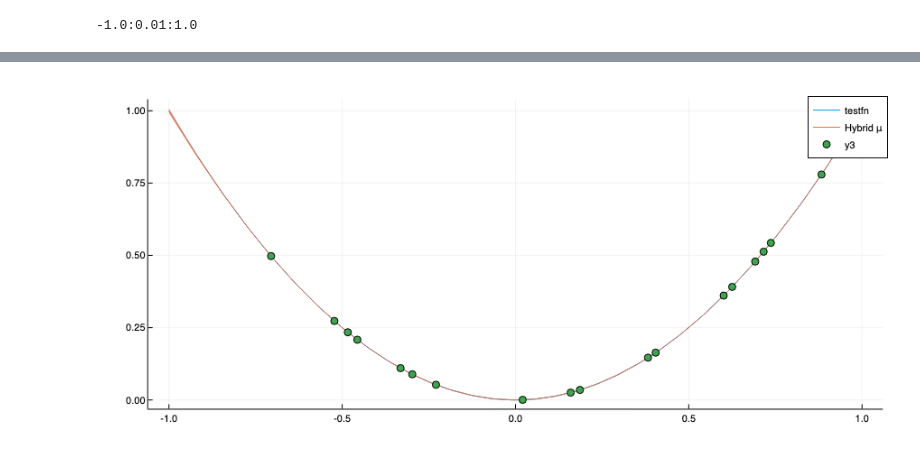
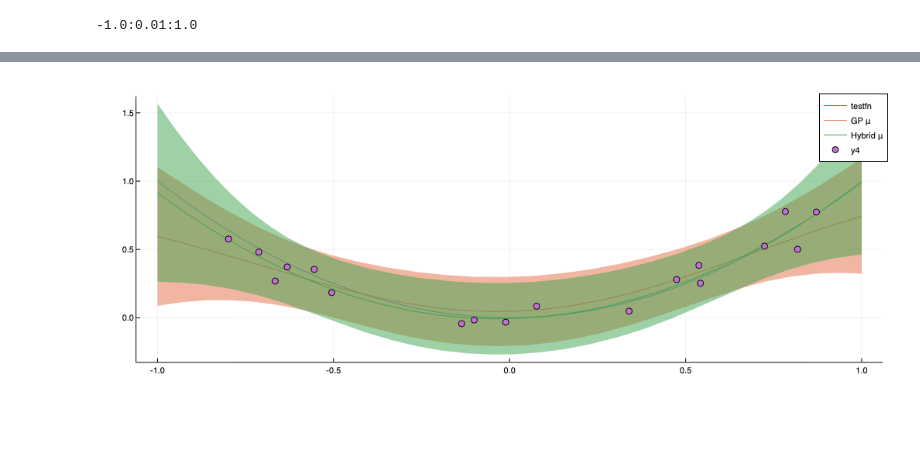
Before and after one commit to DarianNwankwo/Mean-Field-Bayesian-Optimization, a Jupyter notebook: notebooks/bo_with_mean_field.ipynb, the cells around one changed output, grey strips where cells are left out. Saved outputs shown, nothing was run; the diff lists cells and outputs as text; code cells hidden in the pictures; blank space fills up the shorter version.

```diff
--- a/notebooks/bo_with_mean_field.ipynb
+++ b/notebooks/bo_with_mean_field.ipynb
@@ -39,7 +37,7 @@ polynomial = PolynomialBasisFunction([
         x -> 1., x -> first(x) ^ 2,
 ])
 N = 18
-observation_noise = 1e-8
+observation_noise = 1e-1
 X = randsample(N, testfn.dim, lbs, ubs)
 y = testfn(X) + observation_noise * randn(N)
 
@@ -90,33 +51,32 @@ domain = lbs[1]:.01:ubs[1]
 μ2 = similar(domain) # Predictive mean for the hybrid model: f(x) ~ P(x)c + Z(x)
 ∇μ2 = similar(domain)
 Hμ2 = similar(domain)
 σ = similar(domain)
 σ2 = similar(domain)
 ∇σ2 = similar(domain)
 Hσ2 = similar(domain)
 EIx = similar(domain)
 EIx2 = similar(domain)
 
 for (i, x) in enumerate(domain)
     sx = sur([x], [0.])
     hsx = hsur([x], [0.])
 
     μ[i] = sx.μ
     μ2[i] = hsx.μ
     ∇μ2[i] = first(hsx.∇μ)
     Hμ2[i] = first(hsx.Hμ)
     σ[i] = sx.σ
     σ2[i] = hsx.σ
     ∇σ2[i] = first(hsx.∇σ)
     Hσ2[i] = first(hsx.Hσ)
     EIx[i] = eval(sx)
     EIx2[i] = eval(hsx)
 end
 
 plot(domain, [testfn([x]) for x in domain], label="testfn")
-# plot!(domain, μ, ribbons=2σ, label="GP μ")
-# plot!(domain, μ3, label="Other μ")
+plot!(domain, μ, ribbons=2σ, label="GP μ")
 plot!(domain, μ2, ribbons=2σ2, label="Hybrid μ")
 scatter!(get_active_covariates(hsur)', get_active_observations(sur))
 # %% [output]
-[figure, old version]
+[figure, new version]
```
Also changed, not shown: parts of 11 cells of this notebook.
